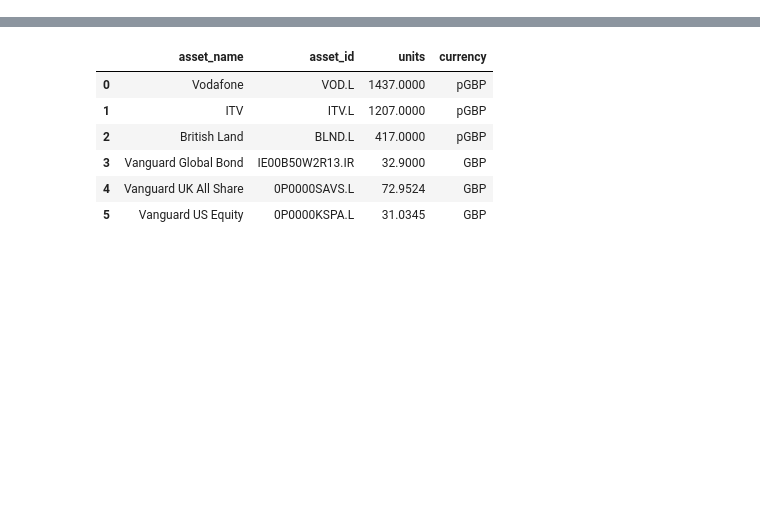
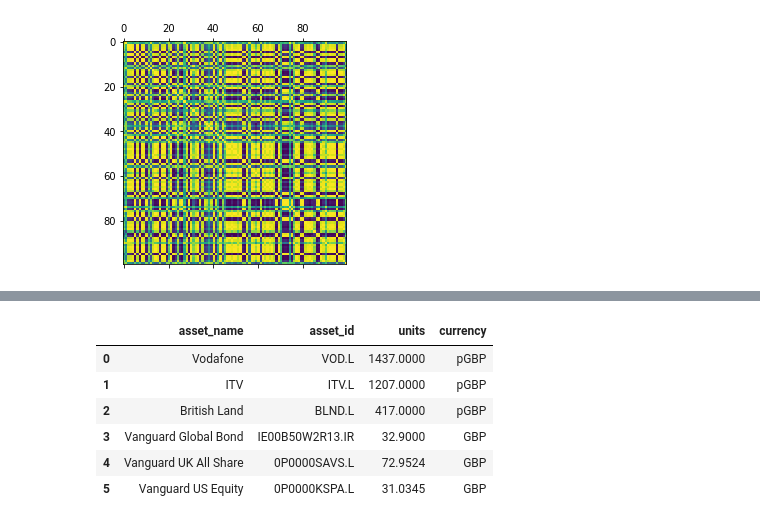
Before and after one commit to ninjananjo/Portfolio-Advisor, a Jupyter notebook: Portfolio Advisor.ipynb, the cells around one changed output, grey strips where cells are left out. Saved outputs shown, nothing was run; the diff lists cells and outputs as text; code cells hidden in the pictures; blank space fills up the shorter version.

```diff
--- a/Portfolio Advisor.ipynb
+++ b/Portfolio Advisor.ipynb
@@ -91 +91,4 @@ data
 1584 rows × 7 columns
+# %%
+ftse_correlation = data[['ticker','Adj Close']].pivot(columns='ticker', values='Adj Close').corr()
+ftse_correlation
@@ -91,0 +115,5 @@ data
+# %%
+plt.matshow(ftse_correlation.corr())
+plt.show()
+# %% [output]
+[figure, added]
```
Also changed, not shown: parts of 4 cells of this notebook.
